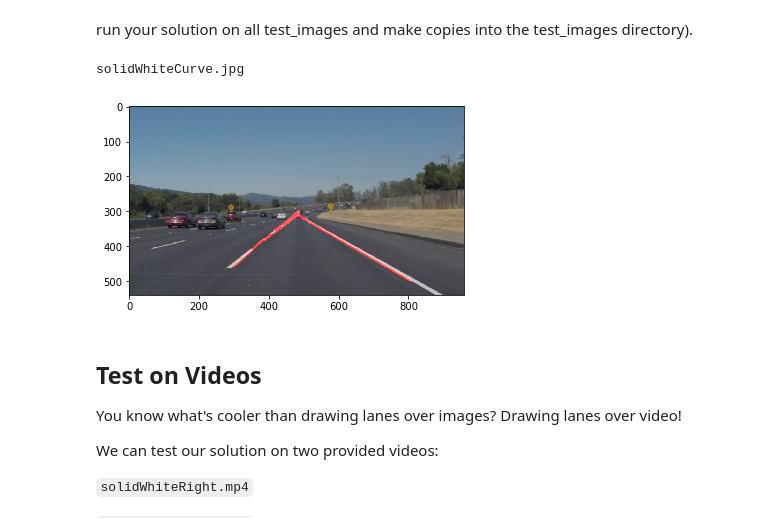
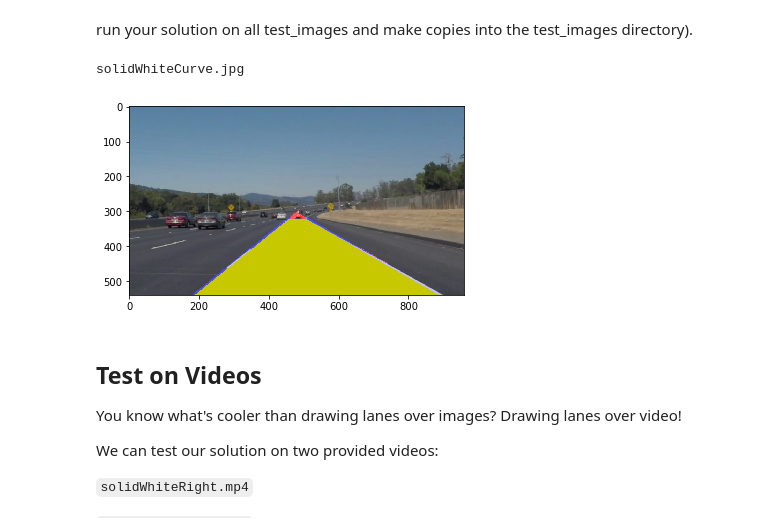
Before and after one commit to tempflip/CarND-LaneLines-P1, a Jupyter notebook: P1.ipynb, the cells around one changed output. Saved outputs shown, nothing was run; the diff lists cells and outputs as text; code cells hidden in the pictures.

```diff
--- a/P1.ipynb
+++ b/P1.ipynb
@@ -193,6 +193,17 @@ import cv2
 from math import *
 #%matplotlib inline
 
+def get_line(x1, y1, x2, y2):
+	m = (y2 - y1)  / (x2 - x1)
+	b1 = y1 - m * x1
+	return m, b1
+
+def get_y(m, b, x):
+	return int(m * x  + b)
+
+def get_x(m, b, y):
+	return int((y-b) / m)
+
 def pipeline(img):
 
 	gray = cv2.cvtColor(img,cv2.COLOR_RGB2GRAY)
@@ -208,6 +219,10 @@ def pipeline(img):
 
 	H = img.shape[0]
 	W = img.shape[1]
+
+	Y1_CUT = int(H * 0.6)
+	Y2_CUT = int(H)
+
 	vertices = np.array([[
 		(int(W * 0.49), int(H * 0.5)),
 		(int(W * 0.51), int(H * 0.5)),
@@ -233,44 +248,84 @@ def pipeline(img):
 	lines = cv2.HoughLinesP(masked_edges, rho, theta, threshold, np.array([]),
 	                            min_line_length, max_line_gap)
 
+	## a line with less slope probably is not a lane
+	MIN_SLOPE = 0.5
+
+	## a map with the line candidates
+	## key : slope m's sign (pos / neg)
+	line_map = { True : [], False : []}
+
 	for line in lines:
 		for x1, y1, x2, y2 in line:
 
-			adj = abs(x1 - x2)
-			opp = abs(y1 - y2)
+			m, b = get_line(x1, y1, x2, y2)
+			if (abs(m) < MIN_SLOPE) : continue
+			line_map[m > 0].append((m, b))
 
-			if (opp == 0) : continue
 
-			at = adj / opp
+			cv2.line(line_image, (x1, y1), (x2, y2), (255, 0, 0), 4)
 
-			# if the slope is higher than the threshold, it is probably not a lane
-			if  degrees(atan(at)) > 60 : continue
+			#cv2.line(line_image, (get_x(m, b, Y1_CUT), Y1_CUT), (get_x(m, b, Y2_CUT), Y2_CUT), (0, 0, 255), 8   )
 
-			cv2.line(line_image, (x1, y1), (x2, y2), (255, 0, 0), 5)
+
+	## calculating the avarage lines from the candidates (positive and negative slope candidates)
+	line_avg = {}
+	for key in line_map:
+		if len(line_map[key]) == 0 : continue
+		m_sum = 0
+		b_sum = 0
+		for m, b in line_map[key]:
+			m_sum += m
+			b_sum += b
+
+		m_avg = m_sum / len(line_map[key])
+		b_avg = b_sum / len(line_map[key])
+		line_avg[key] = m_avg, b_avg
+
+	## drawing the final candidate lanes
+	# positive slope
+	if True in line_avg:
+		pos_m, pos_b = line_avg[True]
+		px1, py1, px2, py2 = get_x(pos_m, pos_b, Y1_CUT), Y1_CUT, get_x(pos_m, pos_b, Y2_CUT), Y2_CUT
+	else :
+		px1, py1, px2, py2  = 0, 0, 0, H
+	# negative slope
+	if False in line_avg:
+		neg_m, neg_b = line_avg[False]
+		nx1, ny1, nx2, ny2 = get_x(neg_m, neg_b, Y1_CUT), Y1_CUT, get_x(neg_m, neg_b, Y2_CUT), Y2_CUT
+	else :
+		nx1, ny1, nx2, ny2  = W+100, 0, W, H
+
+	cv2.line(line_image, (px1, py1), (px2, py2), (0, 0, 255), 10   )
+	cv2.line(line_image, (nx1, ny1), (nx2, ny2), (0, 0, 255), 10   )
+
+
 
 	edges3col = np.dstack((edges, edges, edges))
 
 	fine = cv2.addWeighted(img, 0.8, line_image, 1, 0)
 	#fine = cv2.addWeighted(edges3col, 0.8, line_image, 1, 0)
+
+	cv2.fillPoly(fine, np.array([[(px1, py1), (px2, py2), (nx2, ny2), (nx1, ny1)]]), (200, 200, 0))
 
 	return fine
 
 
 
 
 
 img_list = os.listdir("test_images/")
 #i = 1
 for img_file in img_list[0:1]:
     img = mpimg.imread("test_images/" + img_file)
     print(img_file)
     img_processed = pipeline(img)
     #plt.subplot(1, len(img_list), i)
     plt.imshow(img_processed)
     #i += 1
 # %% [output]
 solidWhiteCurve.jpg
-[figure, old version]
+[figure, new version]
 # %% [markdown]
 ## Test on Videos
 
```
Also changed, not shown: parts of 2 cells of this notebook, 1 other file.
